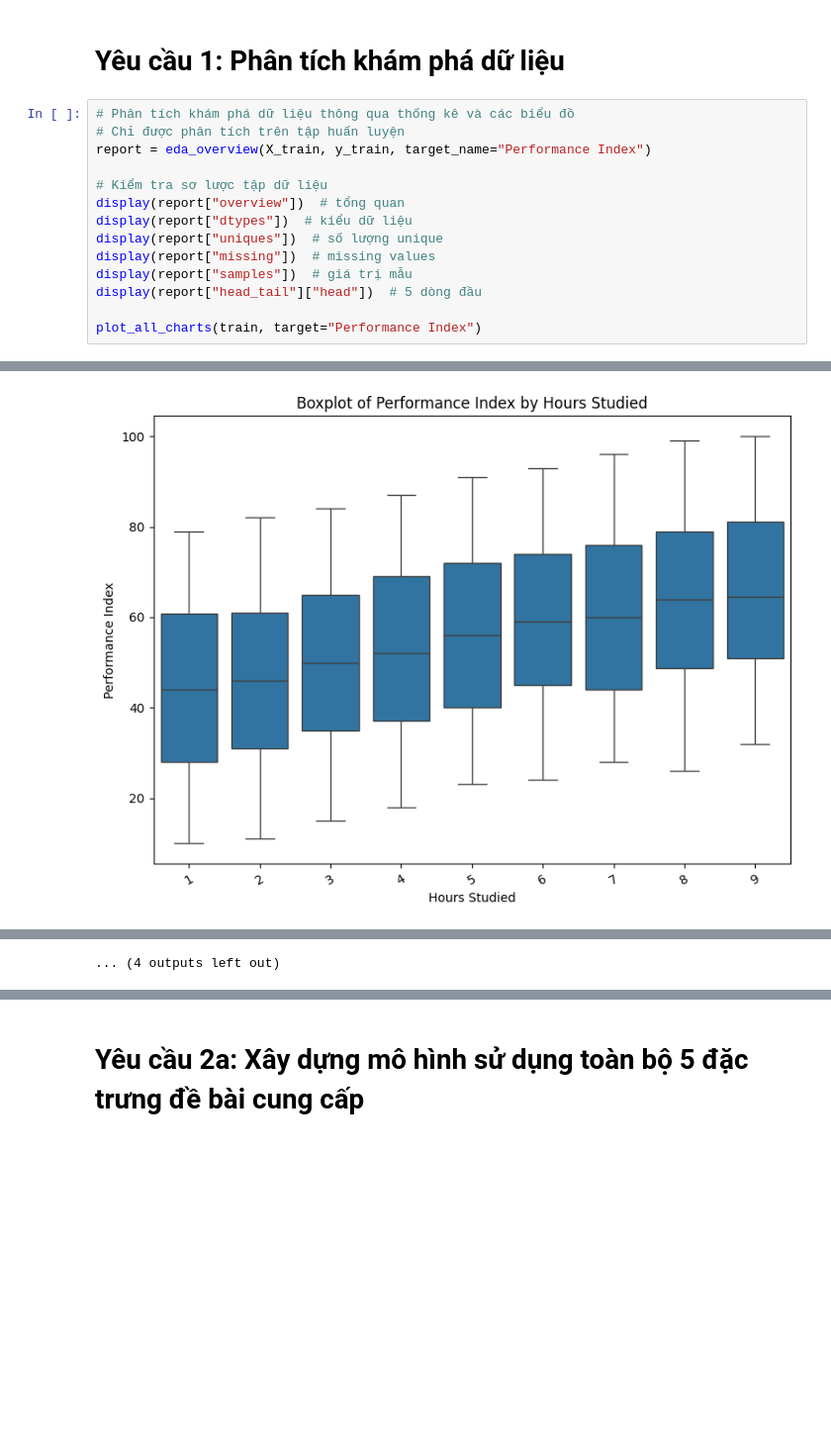
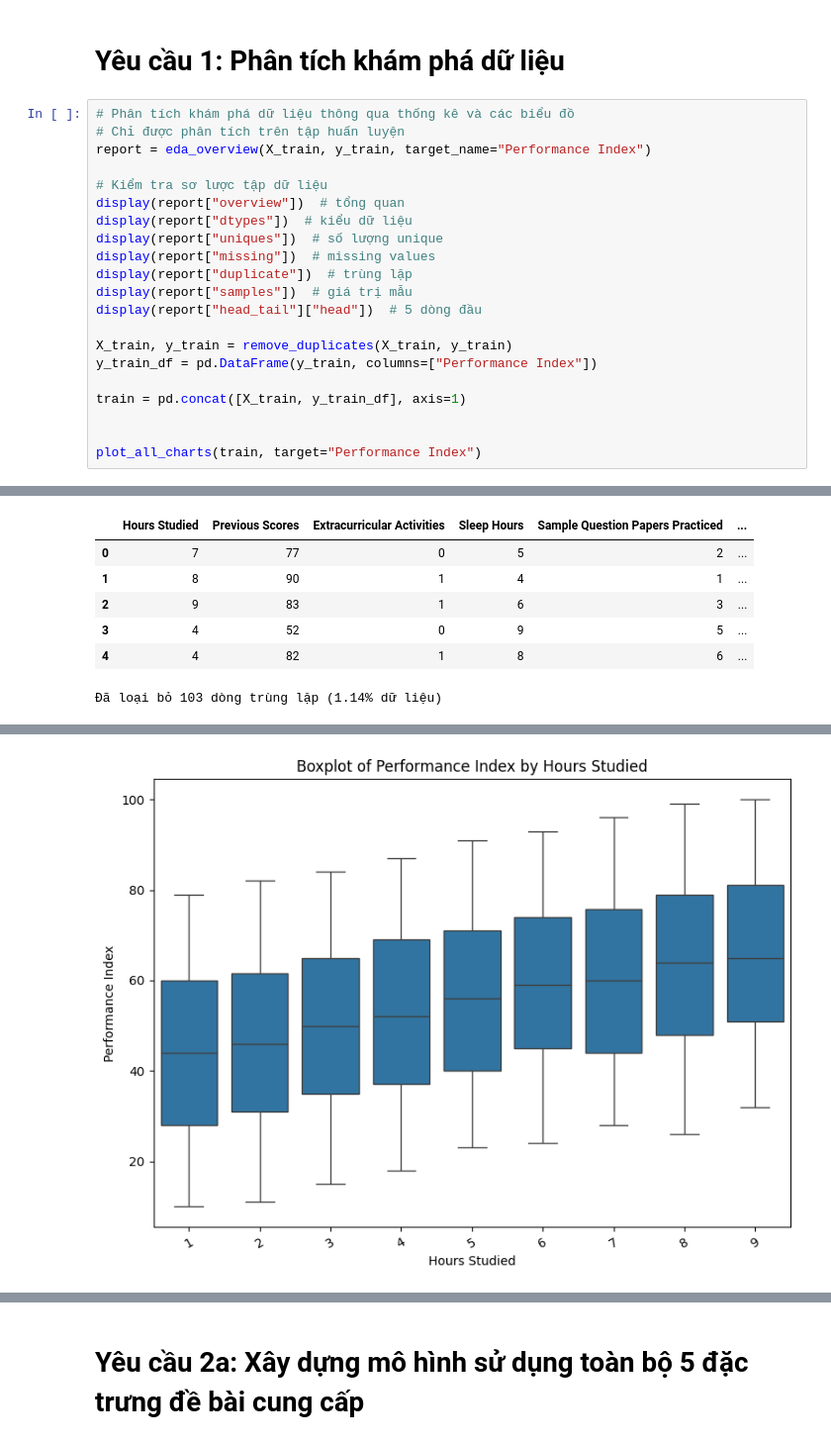
Before and after one commit to KhoaNguyen-HCMUS/linear-regression, a Jupyter notebook: src/23127211.ipynb, the cells around one changed output, grey strips where cells are left out. Shown at 99% size. Saved outputs shown, nothing was run; the diff lists cells and outputs as text; blank space fills up the shorter version.

Commit message:
feat: ✨ remove duplicates data

```diff
--- a/src/23127211.ipynb
+++ b/src/23127211.ipynb
@@ -881,9 +944,16 @@ display(report["overview"])  # tổng quan
 display(report["dtypes"])  # kiểu dữ liệu
 display(report["uniques"])  # số lượng unique
 display(report["missing"])  # missing values
+display(report["duplicate"])  # trùng lặp
 display(report["samples"])  # giá trị mẫu
 display(report["head_tail"]["head"])  # 5 dòng đầu
 
+X_train, y_train = remove_duplicates(X_train, y_train)
+y_train_df = pd.DataFrame(y_train, columns=["Performance Index"])
+
+train = pd.concat([X_train, y_train_df], axis=1)
+
+
 plot_all_charts(train, target="Performance Index")
 # %% [output]
 |  | Property | Value |
@@ -925,0 +992,7 @@ plot_all_charts(train, target="Performance Index")
+|  | Hours Studied | Previous Scores | Extracurricular Activities | Sleep Hours | Sample Question Papers Practiced | ... |
+| 0 | 7 | 77 | 0 | 5 | 2 | ... |
+| 1 | 8 | 90 | 1 | 4 | 1 | ... |
+| 2 | 9 | 83 | 1 | 6 | 3 | ... |
+| 3 | 4 | 52 | 0 | 9 | 5 | ... |
+| 4 | 4 | 82 | 1 | 8 | 6 | ... |
+Đã loại bỏ 103 dòng trùng lặp (1.14% dữ liệu)
@@ -928 +1001 @@ plot_all_charts(train, target="Performance Index")
-[figure, old version]
+[figure, new version]
@@ -932 +1002,0 @@ plot_all_charts(train, target="Performance Index")
-... (4 outputs left out)
```
Also changed, not shown: parts of 16 cells of this notebook.
